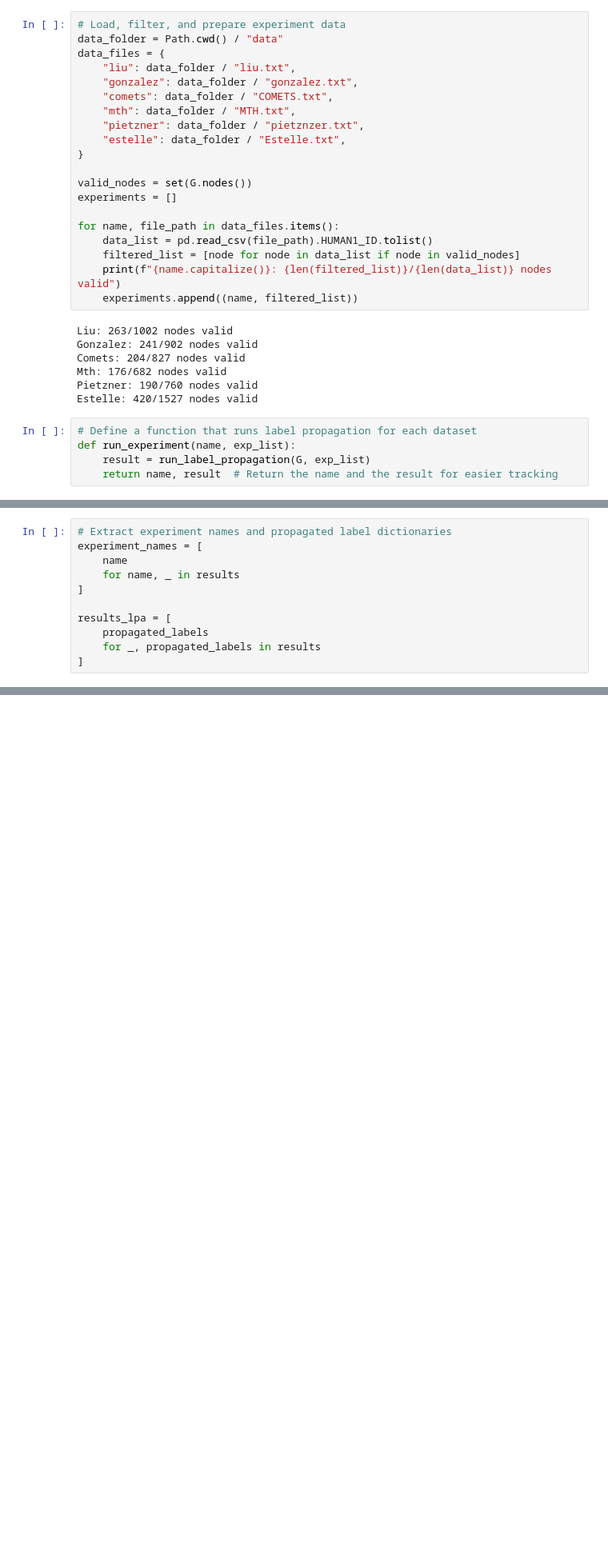
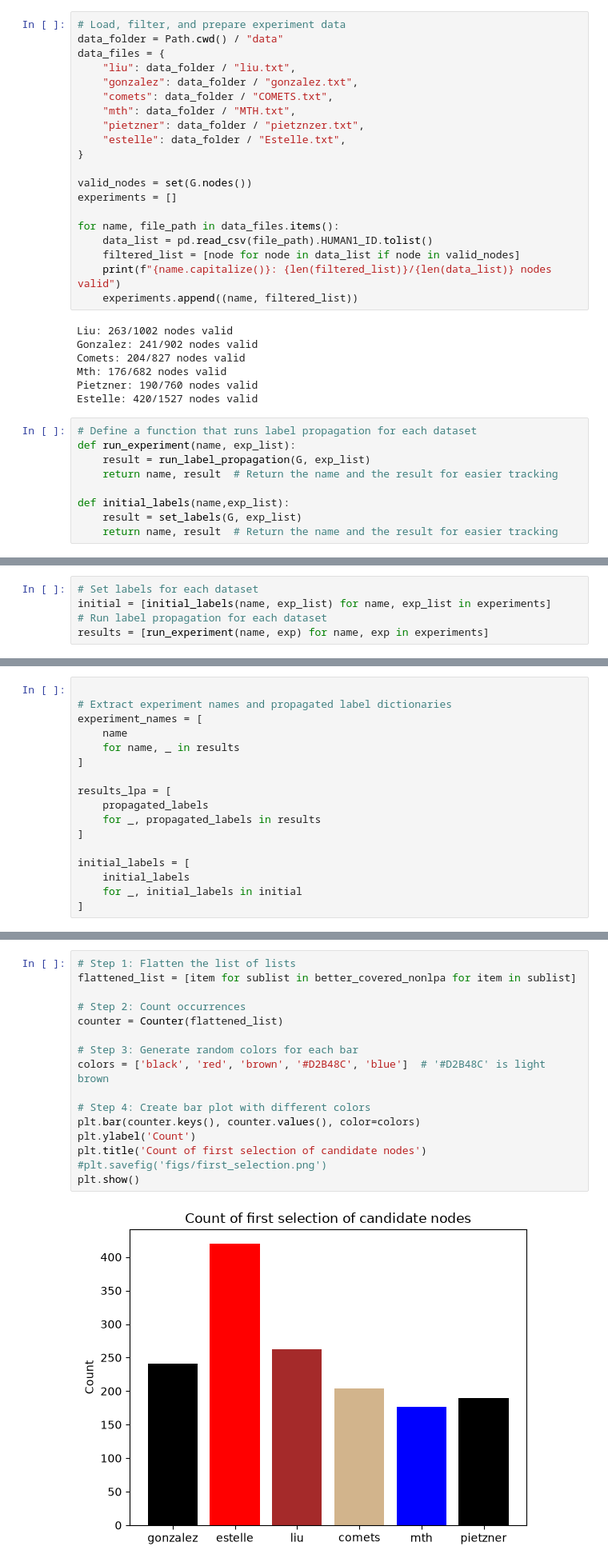
Before and after one commit to SamSaladino/LPA-Kemeny-Young, a Jupyter notebook: Execution_Estelle data.ipynb, the cells around one changed output, grey strips where cells are left out. Shown at 80% size. Saved outputs shown, nothing was run; the diff lists cells and outputs as text; blank space fills up the shorter version.

```diff
--- a/Execution_Estelle data.ipynb
+++ b/Execution_Estelle data.ipynb
@@ -62,3 +72,7 @@ Estelle: 420/1527 nodes valid
 def run_experiment(name, exp_list):
     result = run_label_propagation(G, exp_list)
     return name, result  # Return the name and the result for easier tracking
+
+def initial_labels(name,exp_list):
+    result = set_labels(G, exp_list)
+    return name, result  # Return the name and the result for easier tracking
@@ -68,2 +79,7 @@ results = [run_experiment(name, exp) for name, exp in experiments]
+# %%
+# Set labels for each dataset
+initial = [initial_labels(name, exp_list) for name, exp_list in experiments]
+# Run label propagation for each dataset
+results = [run_experiment(name, exp) for name, exp in experiments]
 # %%
 results_dict = {name: result for name, result in results}
@@ -70,4 +87,5 @@ results_dict = {name: result for name, result in results}
 # %%
+
 # Extract experiment names and propagated label dictionaries
 experiment_names = [
     name
@@ -78,6 +96,11 @@ results_lpa = [
     propagated_labels
     for _, propagated_labels in results
 ]
+
+initial_labels = [
+    initial_labels
+    for _, initial_labels in initial
+]
 # %%
 # Preserve the order used in the experiments list
 experiment_names = [name for name, _ in experiments]
@@ -200,0 +241,18 @@ better_covered = ky.first_selected_candidate(
+# %%
+# Step 1: Flatten the list of lists
+flattened_list = [item for sublist in better_covered_nonlpa for item in sublist]
+
+# Step 2: Count occurrences
+counter = Counter(flattened_list)
+
+# Step 3: Generate random colors for each bar
+colors = ['black', 'red', 'brown', '#D2B48C', 'blue']  # '#D2B48C' is light brown
+
+# Step 4: Create bar plot with different colors
+plt.bar(counter.keys(), counter.values(), color=colors)
+plt.ylabel('Count')
+plt.title('Count of first selection of candidate nodes')
+#plt.savefig('figs/first_selection.png')
+plt.show()
+# %% [output]
+[figure, added]
```
Also changed, not shown: parts of 8 cells of this notebook.
